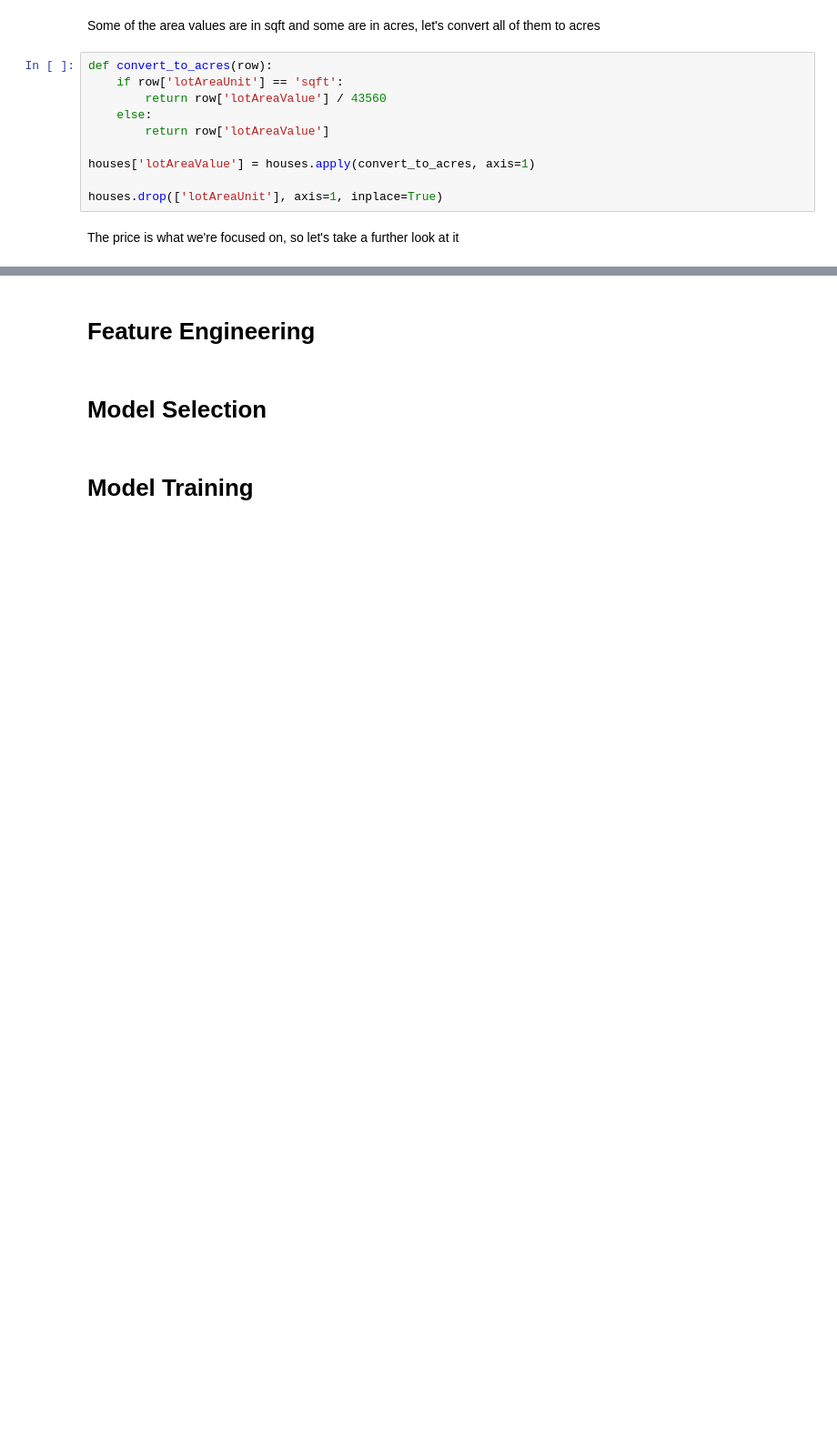
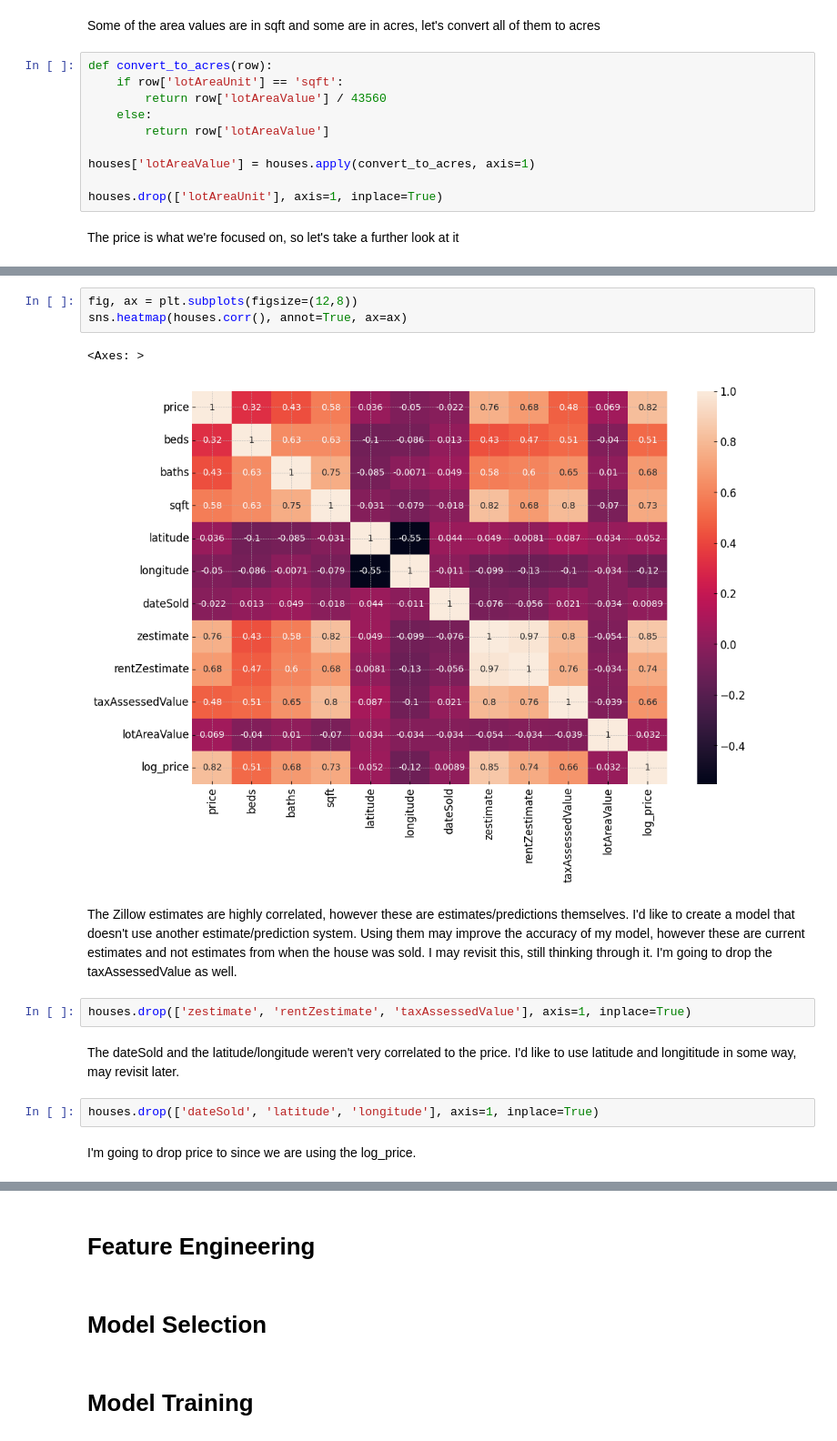
Before and after one commit to JoshAnness/Loveland-Housing-Model, a Jupyter notebook: source.ipynb, the cells around one changed output, grey strips where cells are left out. Shown at 91% size. Cells and saved outputs as stored; diff of their text form; blank space fills up the shorter version.

```diff
--- a/source.ipynb
+++ b/source.ipynb
@@ -308,0 +395,16 @@ houses.duplicated().sum()
+# %%
+fig, ax = plt.subplots(figsize=(12,8))
+sns.heatmap(houses.corr(), annot=True, ax=ax)
+# %% [output]
+<Axes: >
+[figure, added]
+# %% [markdown]
+The Zillow estimates are highly correlated, however these are estimates/predictions themselves. I'd like to create a model that doesn't use another estimate/prediction system. Using them may improve the accuracy of my model, however these are current estimates and not estimates from when the house was sold. I may revisit this, still thinking through it. I'm going to drop the taxAssessedValue as well.
+# %%
+houses.drop(['zestimate', 'rentZestimate', 'taxAssessedValue'], axis=1, inplace=True)
+# %% [markdown]
+The dateSold and the latitude/longitude weren't very correlated to the price. I'd like to use latitude and longititude in some way, may revisit later.
+# %%
+houses.drop(['dateSold', 'latitude', 'longitude'], axis=1, inplace=True)
+# %% [markdown]
+I'm going to drop price to since we are using the log_price.
```
Also changed, not shown: parts of 38 cells of this notebook, 3 other files.
